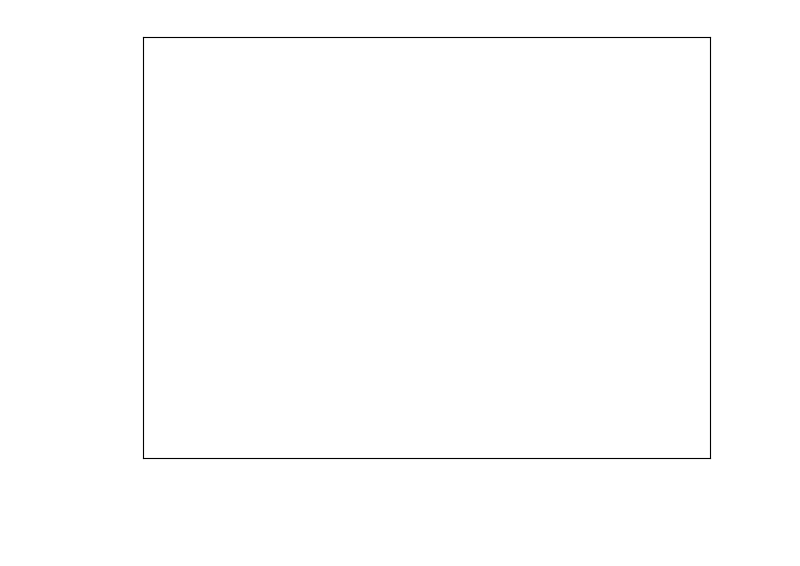
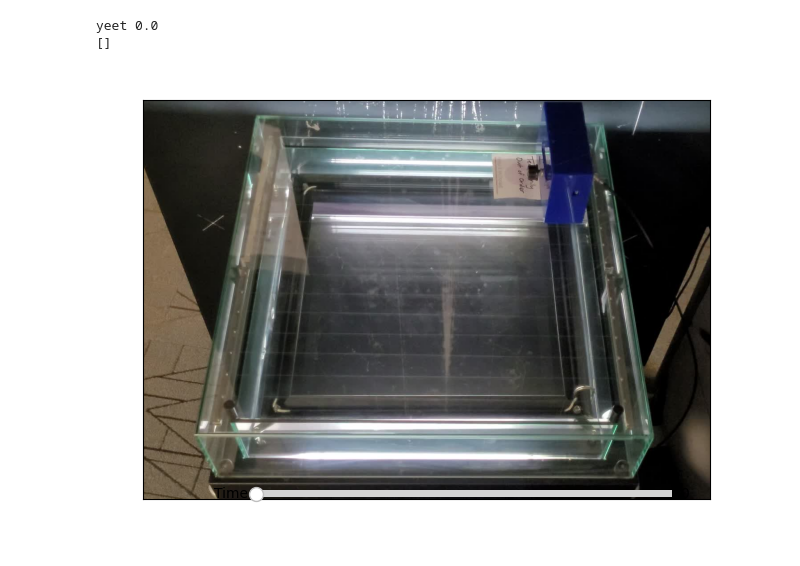
Before and after one commit to BorisZupancic/SummerOfScience2022, a Jupyter notebook: Alex/video.ipynb, the cells around one changed output. Saved outputs shown, nothing was run; the diff lists cells and outputs as text; code cells hidden in the pictures; blank space fills up the shorter version.

Commit message:
update video player

```diff
--- a/Alex/video.ipynb
+++ b/Alex/video.ipynb
@@ -34,25 +45,9 @@ Note: you may need to restart the kernel to use updated packages.
-# %%
-import matplotlib.pyplot as plt
-from matplotlib.widgets import Slider
-import numpy as np
-import ipywidgets as widgets
-import logging
-import cv2
-import PIL
-from time import time
-
-# import matplotlib
-%matplotlib widget
-
-log = logging.getLogger(__name__)
-log.setLevel('DEBUG')
 # %%
 out = widgets.Output()
 
+DECAY_DURATION = 2.5
+DURATION = 243  # seconds
 
-DECAY_DURATION = 2
-DURATION = 600  # seconds
-# print('matplotlib: {}'.format(matplotlib.__version__))
 class Video():
 
     def __init__(self, framerate: float = 60, frame: int = 0):
@@ -86,11 +81,15 @@ class Decay():
 
 vid = Video(framerate=16)
 
-cap = cv2.VideoCapture('cloud.mp4')
+global last_frame
+last_frame = 0
+global img
 def update():
     fig = plt.gcf()
     ax = plt.gca()
     fig.clear()
+    global last_frame
+    global img
 
 
     xs = []
@@ -109,7 +108,8 @@ def update():
 
     # alphas = [(1 - (vid.frame - d.frame) / DECAY_DURATION) for d in visible_decays]
 
-    img = PIL.Image.open(f'imgs/out{vid.frame+1}.jpg')
+    if last_frame != vid.frame or vid.frame == 0:
+        img = PIL.Image.open(f'imgs/out{vid.frame+1}.jpg')
 
     # amount_of_frames = cap.get(cv2.CAP_PROP_FRAME_COUNT)
     # cap.set(cv2.CAP_PROP_POS_FRAMES, vid.frame) # this is slow! up to 1s
@@ -119,12 +119,7 @@ def update():
     print(alphas)
 
     if xs:
-        t1 = time()
-        plt.scatter(xs, ys, alpha=alphas)
-
-
-        t2 = time()
-        print(t2-t1)
+        plt.scatter(xs, ys, alpha=alphas, color='r')
 
     fig = plt.gcf()
     ax = plt.gca()
@@ -140,6 +135,8 @@ def update():
         valmax=6338,
         valinit=vid.frame,
         )
+
+    last_frame = vid.frame
 
 global clicks
 clicks = 0
@@ -155,41 +152,40 @@ def click_handler(event):
 def key_handler(event):
     if event.key == 'left':
         vid.frame -= vid.framerate
     elif event.key == 'right':
         vid.frame += vid.framerate
     elif event.key == 'k':
         vid.frame -= vid.framerate//4
     elif event.key == 'l':
         vid.frame += vid.framerate//4
     elif event.key == ',':
         vid.frame -= 1
     elif event.key == '.':
         vid.frame += 1
-    elif event.key == 'z':
+    elif event.key == 'z' and vid.decays:
         clicks =- 1
         vid.decays.pop()
+
+    if vid.frame > 6337:
+        vid.frame = 6337
+    elif vid.frame < 0:
+        vid.frame = 0
 
     update()
     with out:
         print('you pressed', event.key, event.xdata, event.ydata)
 
 fig, ax = plt.subplots()
 plt.subplots_adjust(bottom=0.25)
 fig.tight_layout()
 fig.set_dpi(200)
-ax.set_xticks([])
-ax.set_yticks([])
-ax.set_xticklabels([])
-ax.set_yticklabels([])
-
-
-
-
 
 click_cid = fig.canvas.mpl_connect('button_press_event', click_handler)
 key_cid = fig.canvas.mpl_connect('key_press_event', key_handler)
 
-
+update()
 plt.show()
 # %% [output]
+yeet 0.0
+[]
-[figure, old version]
+[figure, new version]
```
Also changed, not shown: parts of 6 cells of this notebook.
